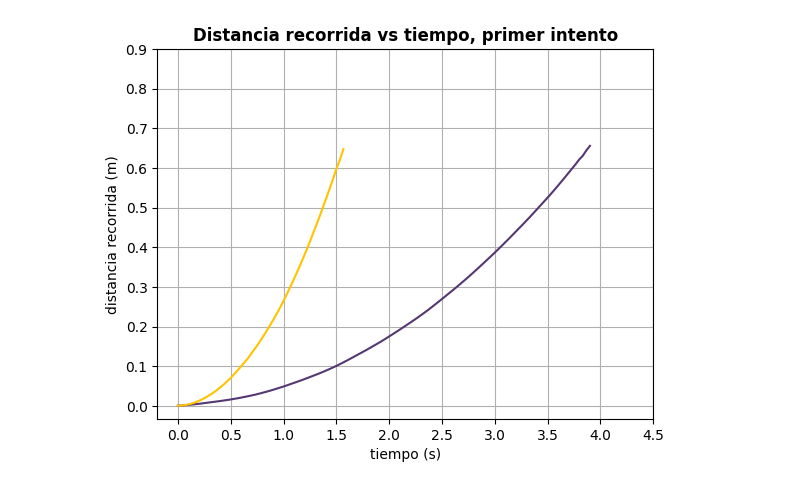
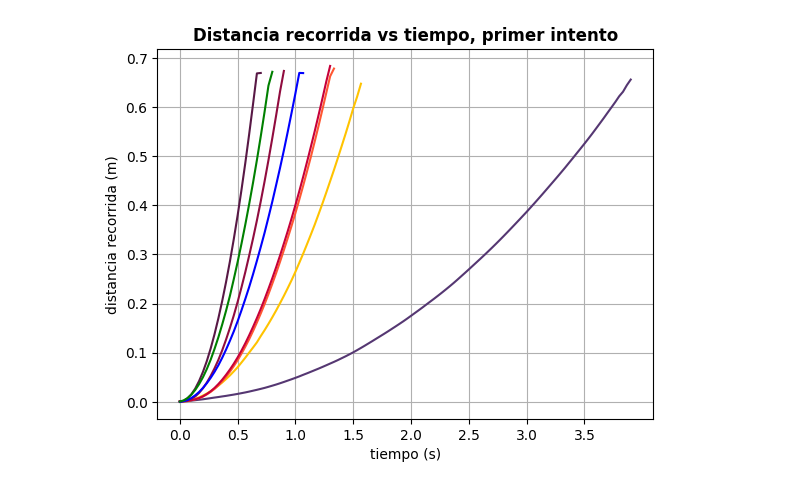
Before and after one commit to Juaan00/Laboratorios_mecanica_FEM, a Jupyter notebook: carro.ipynb, the cells around one changed output. Saved outputs shown, nothing was run; the diff lists cells and outputs as text; code cells hidden in the pictures.

```diff
--- a/carro.ipynb
+++ b/carro.ipynb
@@ -8,25 +8,45 @@ from scipy.interpolate import interp1d
 datos_1 = pd.read_excel('intento_1.xlsx')
 datos_2 = pd.read_excel('intento_2.xlsx')
 datos_3 = pd.read_excel('intento_3.xlsx')
+datos_4 = pd.read_excel('intento_4.xlsx')
+datos_5 = pd.read_excel('intento_5.xlsx')
+datos_6 = pd.read_excel('intento_6.xlsx')
+datos_7 = pd.read_excel('intento_7.xlsx')
+datos_8 = pd.read_excel('intento_8.xlsx')
 # %%
 y_1 = datos_1['x']
 x_1 = datos_1['t']
 x_2 = datos_2['t']
 y_2 = datos_2['x']
 x_3 = datos_3['t']
 y_3 = datos_3['x']
+x_4 = datos_4['t']
+y_4 = datos_4['x']
+x_5 = datos_5['t']
+y_5 = datos_5['x']
+x_6 = datos_6['t']
+y_6 = datos_6['x']
+x_7 = datos_7['t']
+y_7 = datos_7['x']
+x_8 = datos_8['t']
+y_8 = datos_8['x']
 # rel_vectores
 plt.title('Distancia recorrida vs tiempo, primer intento', fontsize=12, fontweight='bold')
 plt.plot(x_1, y_1, color='#553772')
 plt.plot(x_2, y_2, color='#FFC300')
-# plt.plot(x_3, y_3, color='#FF5733')
-plt.xticks(np.arange(0, 5, 0.5))
-plt.yticks(np.arange(0, 1, 0.1))
+plt.plot(x_3, y_3, color='#FF5733')
+plt.plot(x_4, y_4, color='#C70039')
+plt.plot(x_5, y_5, color='#900C3F')
+plt.plot(x_6, y_6, color='#581845')
+plt.plot(x_7, y_7, color='blue')
+plt.plot(x_8, y_8, color='green')
+plt.xticks(np.arange(0, 4, 0.5))
+plt.yticks(np.arange(0, 0.8, 0.1))
 plt.xlabel('tiempo (s)')
 plt.ylabel('distancia recorrida (m)')
 # plt.legend(bbox_to_anchor=(1, 0.5))
 plt.grid()
 # plt.savefig('relacion_vectores.png', dpi = 300, bbox_inches = 'tight')
 plt.show()
 # %% [output]
-[figure, old version]
+[figure, new version]
```
Also changed, not shown: 6 other files.
